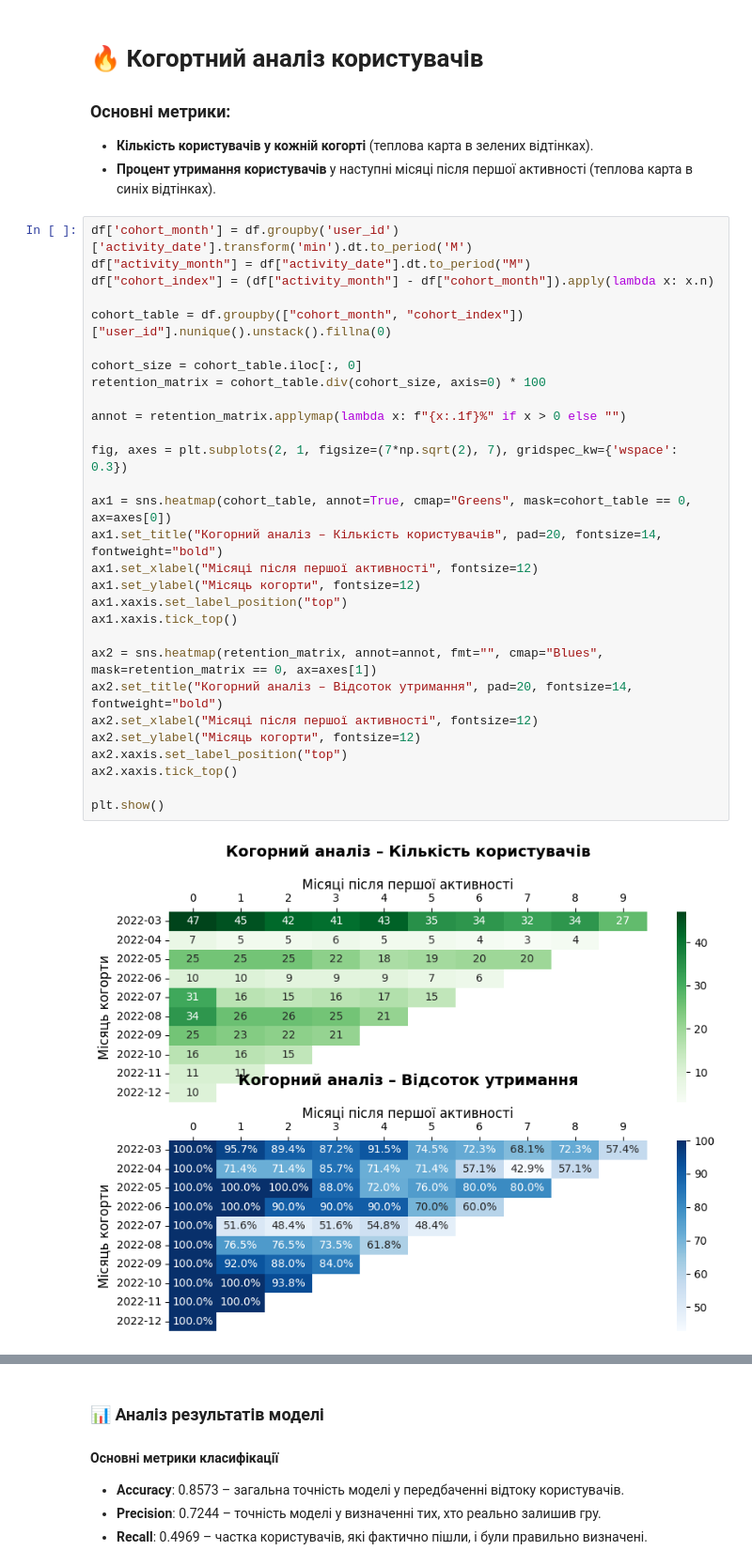
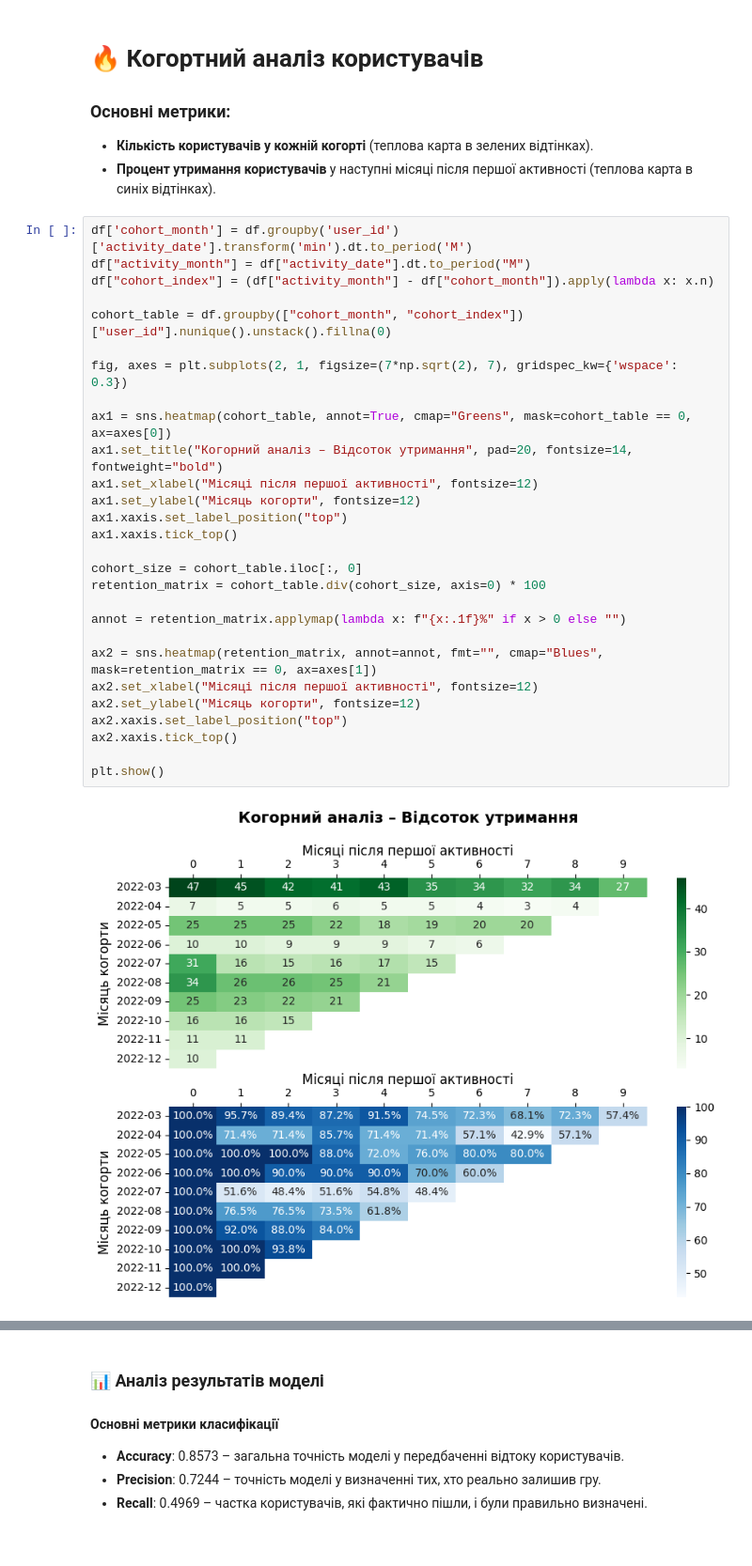
Before and after one commit to Nikita-Zuev/Python_User_Activity_Analysis, a Jupyter notebook: main.ipynb, the cells around one changed output, grey strips where cells are left out. Shown at 94% size. Drawn from its saved outputs; the diff is of its cells as text.

```diff
--- a/main.ipynb
+++ b/main.ipynb
@@ -232,31 +232,30 @@ plt.show()
 # %%
 df['cohort_month'] = df.groupby('user_id')['activity_date'].transform('min').dt.to_period('M')
 df["activity_month"] = df["activity_date"].dt.to_period("M")
 df["cohort_index"] = (df["activity_month"] - df["cohort_month"]).apply(lambda x: x.n)
 
 cohort_table = df.groupby(["cohort_month", "cohort_index"])["user_id"].nunique().unstack().fillna(0)
 
+fig, axes = plt.subplots(2, 1, figsize=(7*np.sqrt(2), 7), gridspec_kw={'wspace': 0.3})
+
+ax1 = sns.heatmap(cohort_table, annot=True, cmap="Greens", mask=cohort_table == 0, ax=axes[0])
+ax1.set_title("Когорний аналіз – Відсоток утримання", pad=20, fontsize=14, fontweight="bold")
+ax1.set_xlabel("Місяці після першої активності", fontsize=12)
+ax1.set_ylabel("Місяць когорти", fontsize=12)
+ax1.xaxis.set_label_position("top")
+ax1.xaxis.tick_top()
+
 cohort_size = cohort_table.iloc[:, 0]
 retention_matrix = cohort_table.div(cohort_size, axis=0) * 100
 
 annot = retention_matrix.applymap(lambda x: f"{x:.1f}%" if x > 0 else "")
 
-fig, axes = plt.subplots(2, 1, figsize=(7*np.sqrt(2), 7), gridspec_kw={'wspace': 0.3})
-
-ax1 = sns.heatmap(cohort_table, annot=True, cmap="Greens", mask=cohort_table == 0, ax=axes[0])
-ax1.set_title("Когорний аналіз – Кількість користувачів", pad=20, fontsize=14, fontweight="bold")
-ax1.set_xlabel("Місяці після першої активності", fontsize=12)
-ax1.set_ylabel("Місяць когорти", fontsize=12)
-ax1.xaxis.set_label_position("top")
-ax1.xaxis.tick_top()
-
 ax2 = sns.heatmap(retention_matrix, annot=annot, fmt="", cmap="Blues", mask=retention_matrix == 0, ax=axes[1])
-ax2.set_title("Когорний аналіз – Відсоток утримання", pad=20, fontsize=14, fontweight="bold")
 ax2.set_xlabel("Місяці після першої активності", fontsize=12)
 ax2.set_ylabel("Місяць когорти", fontsize=12)
 ax2.xaxis.set_label_position("top")
 ax2.xaxis.tick_top()
 
 plt.show()
 # %% [output]
-[figure, old version]
+[figure, new version]
```
Also changed, not shown: parts of 3 cells of this notebook.
